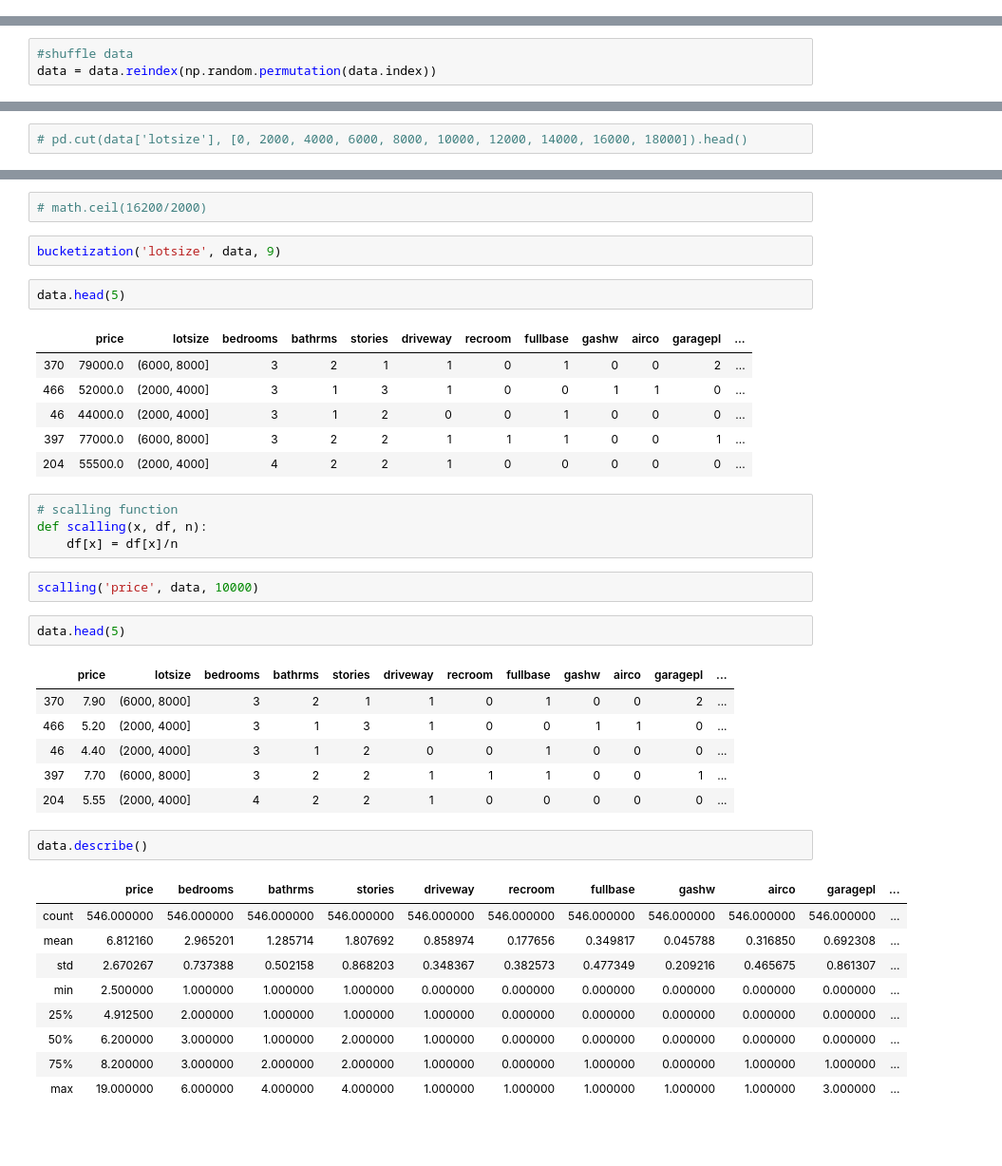
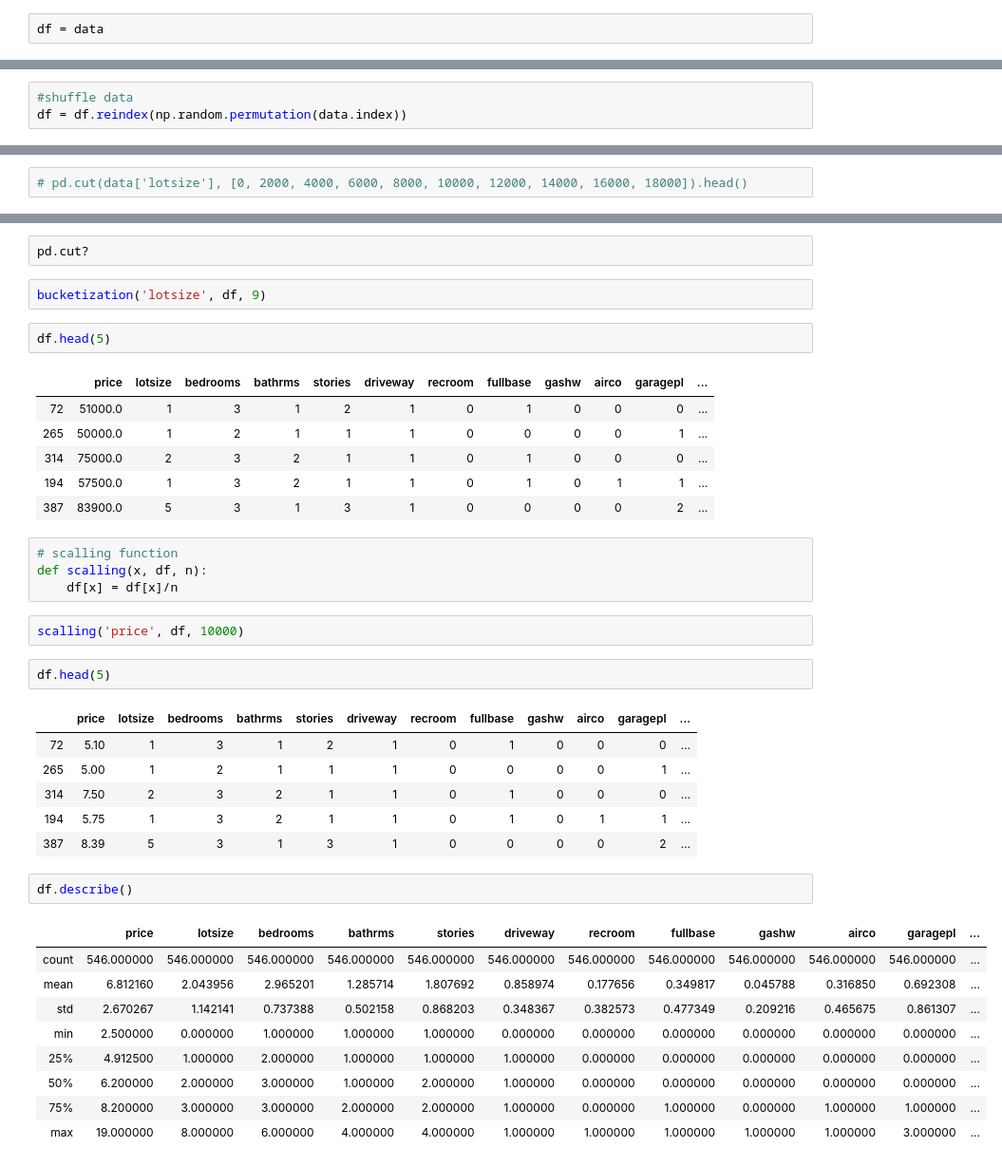
Before and after one commit to firdarinoa/bangkit-assignment5, a Jupyter notebook: house_prediction_test.ipynb, the cells around one changed output, grey strips where cells are left out. Shown at 95% size. Saved outputs shown, nothing was run; the diff lists cells and outputs as text; blank space fills up the shorter version.

```diff
--- a/house_prediction_test.ipynb
+++ b/house_prediction_test.ipynb
@@ -12,4 +13,6 @@ from sklearn.model_selection import train_test_split
 from matplotlib import cm
 # %%
 data = pd.read_csv('C:/Users/admin/Documents/Bangkit/bangkit-assignment5/Housing.csv', index_col=0)
+# %%
+df = data
 # %%
@@ -106,5 +109,5 @@ AxesSubplot(0.125,0.125;0.775x0.755)
 [figure]
 # %%
 #shuffle data
-data = data.reindex(np.random.permutation(data.index))
+df = df.reindex(np.random.permutation(data.index))
 # %%
@@ -142,40 +142,40 @@ def bucketization(x, df, n):
-# %%
-# math.ceil(16200/2000)
+# %%
+pd.cut?
 # %%
-bucketization('lotsize', data, 9)
+bucketization('lotsize', df, 9)
 # %%
-data.head(5)
+df.head(5)
 # %% [output]
 |  | price | lotsize | bedrooms | bathrms | stories | driveway | recroom | fullbase | gashw | airco | garagepl | ... |
-| 370 | 79000.0 | (6000, 8000] | 3 | 2 | 1 | 1 | 0 | 1 | 0 | 0 | 2 | ... |
-| 466 | 52000.0 | (2000, 4000] | 3 | 1 | 3 | 1 | 0 | 0 | 1 | 1 | 0 | ... |
-| 46 | 44000.0 | (2000, 4000] | 3 | 1 | 2 | 0 | 0 | 1 | 0 | 0 | 0 | ... |
-| 397 | 77000.0 | (6000, 8000] | 3 | 2 | 2 | 1 | 1 | 1 | 0 | 0 | 1 | ... |
-| 204 | 55500.0 | (2000, 4000] | 4 | 2 | 2 | 1 | 0 | 0 | 0 | 0 | 0 | ... |
+| 72 | 51000.0 | 1 | 3 | 1 | 2 | 1 | 0 | 1 | 0 | 0 | 0 | ... |
+| 265 | 50000.0 | 1 | 2 | 1 | 1 | 1 | 0 | 0 | 0 | 0 | 1 | ... |
+| 314 | 75000.0 | 2 | 3 | 2 | 1 | 1 | 0 | 1 | 0 | 0 | 0 | ... |
+| 194 | 57500.0 | 1 | 3 | 2 | 1 | 1 | 0 | 1 | 0 | 1 | 1 | ... |
+| 387 | 83900.0 | 5 | 3 | 1 | 3 | 1 | 0 | 0 | 0 | 0 | 2 | ... |
 # %%
 # scalling function
 def scalling(x, df, n):
     df[x] = df[x]/n
 # %%
-scalling('price', data, 10000)
+scalling('price', df, 10000)
 # %%
-data.head(5)
+df.head(5)
 # %% [output]
 |  | price | lotsize | bedrooms | bathrms | stories | driveway | recroom | fullbase | gashw | airco | garagepl | ... |
-| 370 | 7.90 | (6000, 8000] | 3 | 2 | 1 | 1 | 0 | 1 | 0 | 0 | 2 | ... |
-| 466 | 5.20 | (2000, 4000] | 3 | 1 | 3 | 1 | 0 | 0 | 1 | 1 | 0 | ... |
-| 46 | 4.40 | (2000, 4000] | 3 | 1 | 2 | 0 | 0 | 1 | 0 | 0 | 0 | ... |
-| 397 | 7.70 | (6000, 8000] | 3 | 2 | 2 | 1 | 1 | 1 | 0 | 0 | 1 | ... |
-| 204 | 5.55 | (2000, 4000] | 4 | 2 | 2 | 1 | 0 | 0 | 0 | 0 | 0 | ... |
+| 72 | 5.10 | 1 | 3 | 1 | 2 | 1 | 0 | 1 | 0 | 0 | 0 | ... |
+| 265 | 5.00 | 1 | 2 | 1 | 1 | 1 | 0 | 0 | 0 | 0 | 1 | ... |
+| 314 | 7.50 | 2 | 3 | 2 | 1 | 1 | 0 | 1 | 0 | 0 | 0 | ... |
+| 194 | 5.75 | 1 | 3 | 2 | 1 | 1 | 0 | 1 | 0 | 1 | 1 | ... |
+| 387 | 8.39 | 5 | 3 | 1 | 3 | 1 | 0 | 0 | 0 | 0 | 2 | ... |
 # %%
-data.describe()
+df.describe()
 # %% [output]
-|  | price | bedrooms | bathrms | stories | driveway | recroom | fullbase | gashw | airco | garagepl | ... |
-| count | 546.000000 | 546.000000 | 546.000000 | 546.000000 | 546.000000 | 546.000000 | 546.000000 | 546.000000 | 546.000000 | 546.000000 | ... |
-| mean | 6.812160 | 2.965201 | 1.285714 | 1.807692 | 0.858974 | 0.177656 | 0.349817 | 0.045788 | 0.316850 | 0.692308 | ... |
-| std | 2.670267 | 0.737388 | 0.502158 | 0.868203 | 0.348367 | 0.382573 | 0.477349 | 0.209216 | 0.465675 | 0.861307 | ... |
-| min | 2.500000 | 1.000000 | 1.000000 | 1.000000 | 0.000000 | 0.000000 | 0.000000 | 0.000000 | 0.000000 | 0.000000 | ... |
-| 25% | 4.912500 | 2.000000 | 1.000000 | 1.000000 | 1.000000 | 0.000000 | 0.000000 | 0.000000 | 0.000000 | 0.000000 | ... |
-| 50% | 6.200000 | 3.000000 | 1.000000 | 2.000000 | 1.000000 | 0.000000 | 0.000000 | 0.000000 | 0.000000 | 0.000000 | ... |
-| 75% | 8.200000 | 3.000000 | 2.000000 | 2.000000 | 1.000000 | 0.000000 | 1.000000 | 0.000000 | 1.000000 | 1.000000 | ... |
-| max | 19.000000 | 6.000000 | 4.000000 | 4.000000 | 1.000000 | 1.000000 | 1.000000 | 1.000000 | 1.000000 | 3.000000 | ... |
+|  | price | lotsize | bedrooms | bathrms | stories | driveway | recroom | fullbase | gashw | airco | garagepl | ... |
+| count | 546.000000 | 546.000000 | 546.000000 | 546.000000 | 546.000000 | 546.000000 | 546.000000 | 546.000000 | 546.000000 | 546.000000 | 546.000000 | ... |
+| mean | 6.812160 | 2.043956 | 2.965201 | 1.285714 | 1.807692 | 0.858974 | 0.177656 | 0.349817 | 0.045788 | 0.316850 | 0.692308 | ... |
+| std | 2.670267 | 1.142141 | 0.737388 | 0.502158 | 0.868203 | 0.348367 | 0.382573 | 0.477349 | 0.209216 | 0.465675 | 0.861307 | ... |
+| min | 2.500000 | 0.000000 | 1.000000 | 1.000000 | 1.000000 | 0.000000 | 0.000000 | 0.000000 | 0.000000 | 0.000000 | 0.000000 | ... |
+| 25% | 4.912500 | 1.000000 | 2.000000 | 1.000000 | 1.000000 | 1.000000 | 0.000000 | 0.000000 | 0.000000 | 0.000000 | 0.000000 | ... |
+| 50% | 6.200000 | 2.000000 | 3.000000 | 1.000000 | 2.000000 | 1.000000 | 0.000000 | 0.000000 | 0.000000 | 0.000000 | 0.000000 | ... |
+| 75% | 8.200000 | 3.000000 | 3.000000 | 2.000000 | 2.000000 | 1.000000 | 0.000000 | 1.000000 | 0.000000 | 1.000000 | 1.000000 | ... |
+| max | 19.000000 | 8.000000 | 6.000000 | 4.000000 | 4.000000 | 1.000000 | 1.000000 | 1.000000 | 1.000000 | 1.000000 | 3.000000 | ... |
```
Also changed, not shown: parts of 42 cells of this notebook.
